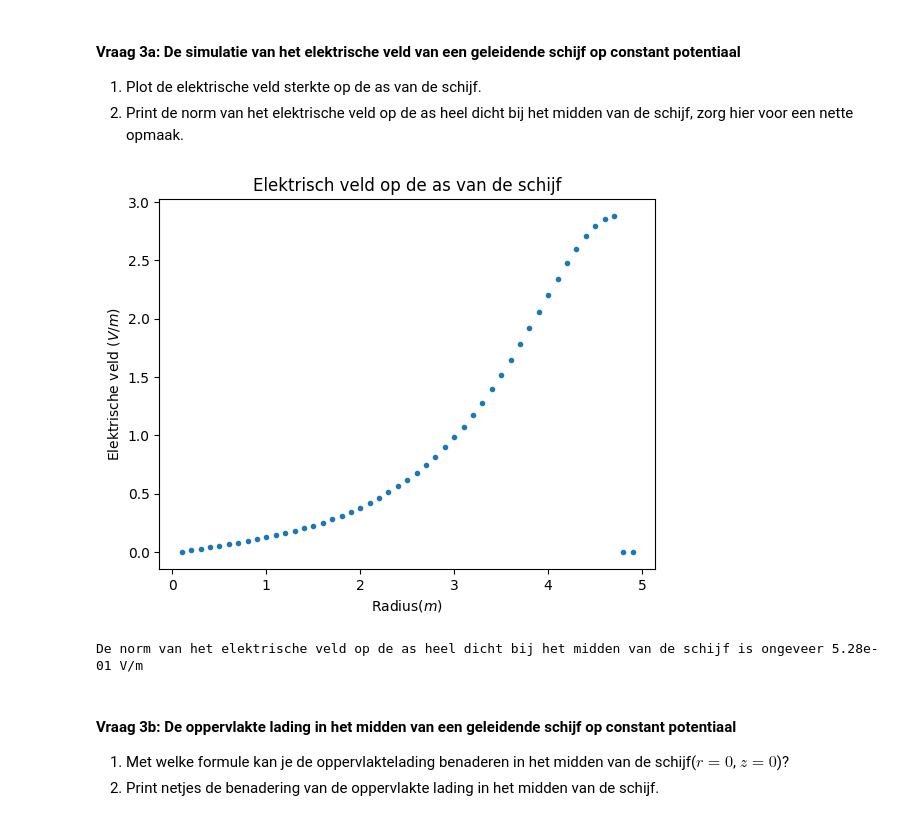
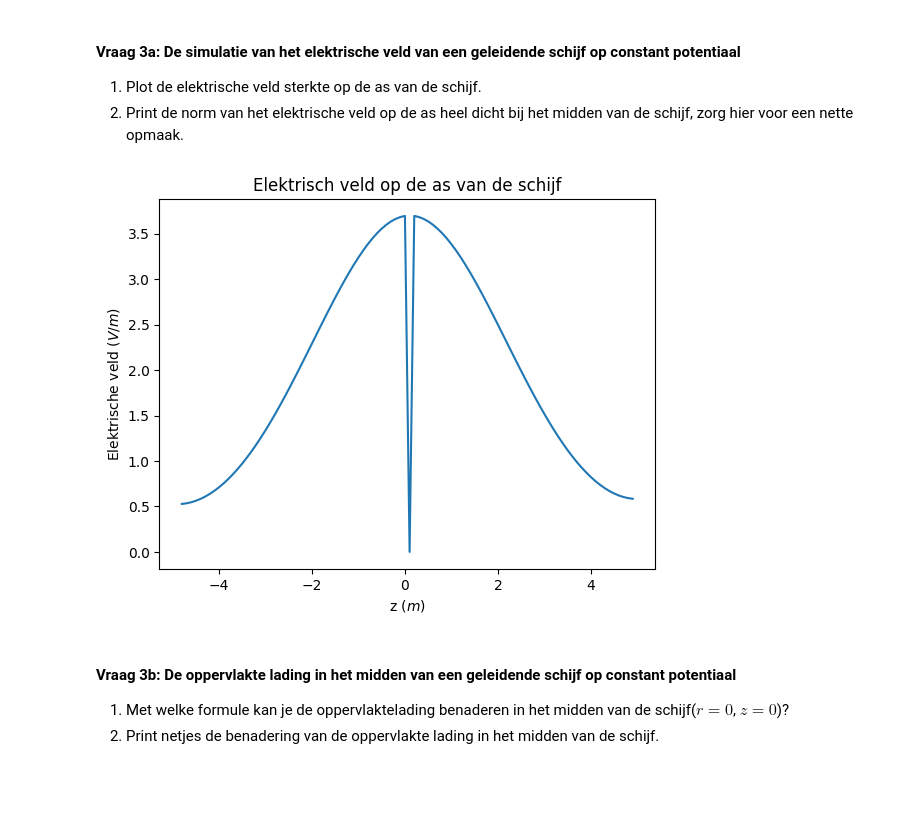
Before and after one commit to daantjebunschoten1-gif/opdrachten-DEF-D, a Jupyter notebook: DigitaleOntwerpopdrachten/1CondensatorOpdracht/CondensatorOntwerpopdracht.ipynb, the cells around one changed output. Drawn from its saved outputs; the diff is of its cells as text; code cells hidden in the pictures; blank space fills up the shorter version.

```diff
--- a/DigitaleOntwerpopdrachten/1CondensatorOpdracht/CondensatorOntwerpopdracht.ipynb
+++ b/DigitaleOntwerpopdrachten/1CondensatorOpdracht/CondensatorOntwerpopdracht.ipynb
@@ -426,24 +427,20 @@ plot_results_disk(Ez, Er, normE, V, r, z, grid_step, disk_radius, z_pos_disk1, z
 
 1. Plot de elektrische veld sterkte op de as van de schijf.
 2. Print de norm van het elektrische veld op de as heel dicht bij het midden van de schijf, zorg hier voor een nette opmaak.
-# %%
-z_0_idx = np.where(z == 0)
-
-Er_plot = Er[64,:]
-r_plot = r[1:]
-
-plt.figure()
-plt.plot(r_plot,Er_plot,".")
-plt.title("Elektrisch veld op de as van de schijf")
-plt.xlabel("Radius($m$)")
-plt.ylabel("Elektrische veld ($V/m$)")
-plt.show()
-
-norm_midden = normE[np.argmin(r)][0]
-print(f"De norm van het elektrische veld op de as heel dicht bij het midden van de schijf is ongeveer {normE[np.argmin(r)][0]:.2e} V/m")
-# %% [output]
-[figure, removed]
-De norm van het elektrische veld op de as heel dicht bij het midden van de schijf is ongeveer 5.28e-01 V/m
+# %%
+#Index zoeken waar r = 0 (as van de schijf)
+E_plot = normE[:,0]
+z_plot = z[2:]
+
+#plotten van Elektrisch veld op de as van de schijf
+plt.figure()
+plt.plot(z_plot,E_plot,"-")
+plt.title("Elektrisch veld op de as van de schijf")
+plt.xlabel("z ($m$)")
+plt.ylabel("Elektrische veld ($V/m$)")
+plt.show()
+# %% [output]
+[figure, added]
 # %% [markdown]
 #### Vraag 3b: De oppervlakte lading in het midden van een geleidende schijf op constant potentiaal
 
```
Also changed, not shown: parts of 9 cells of this notebook, 4 other files.
